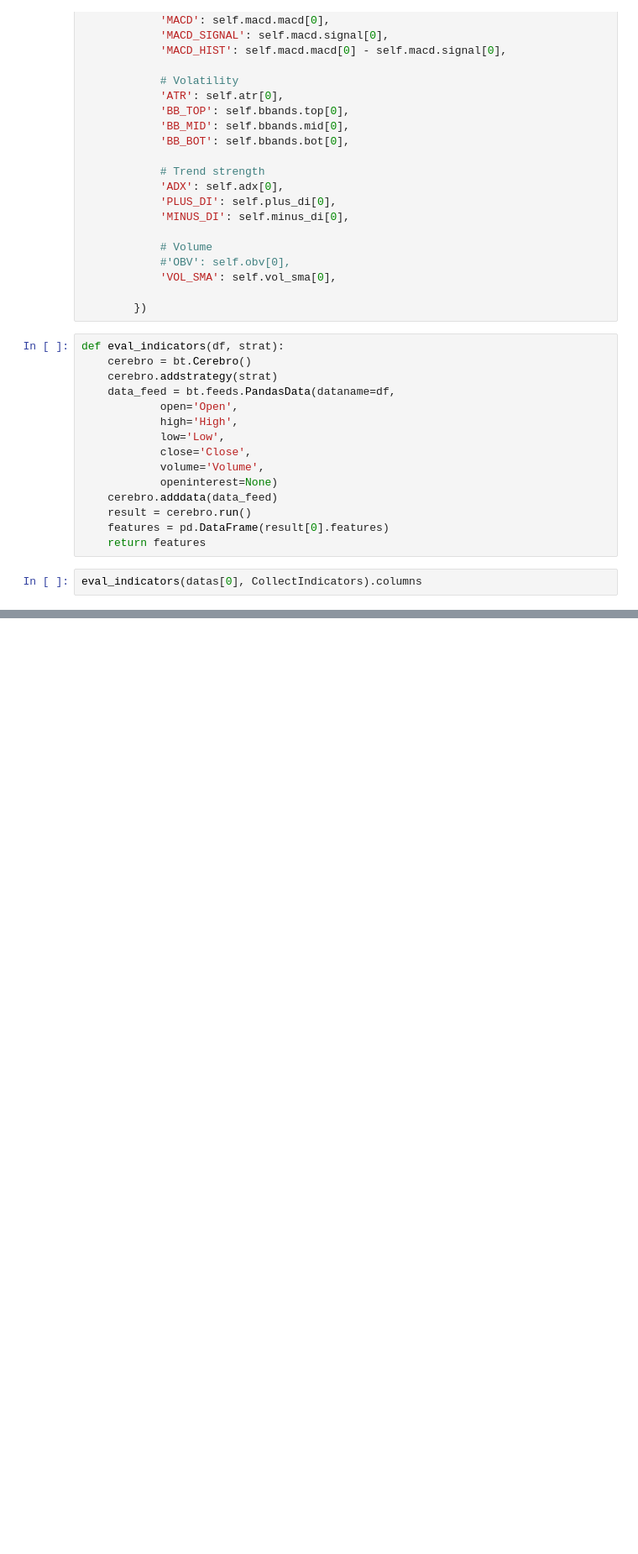
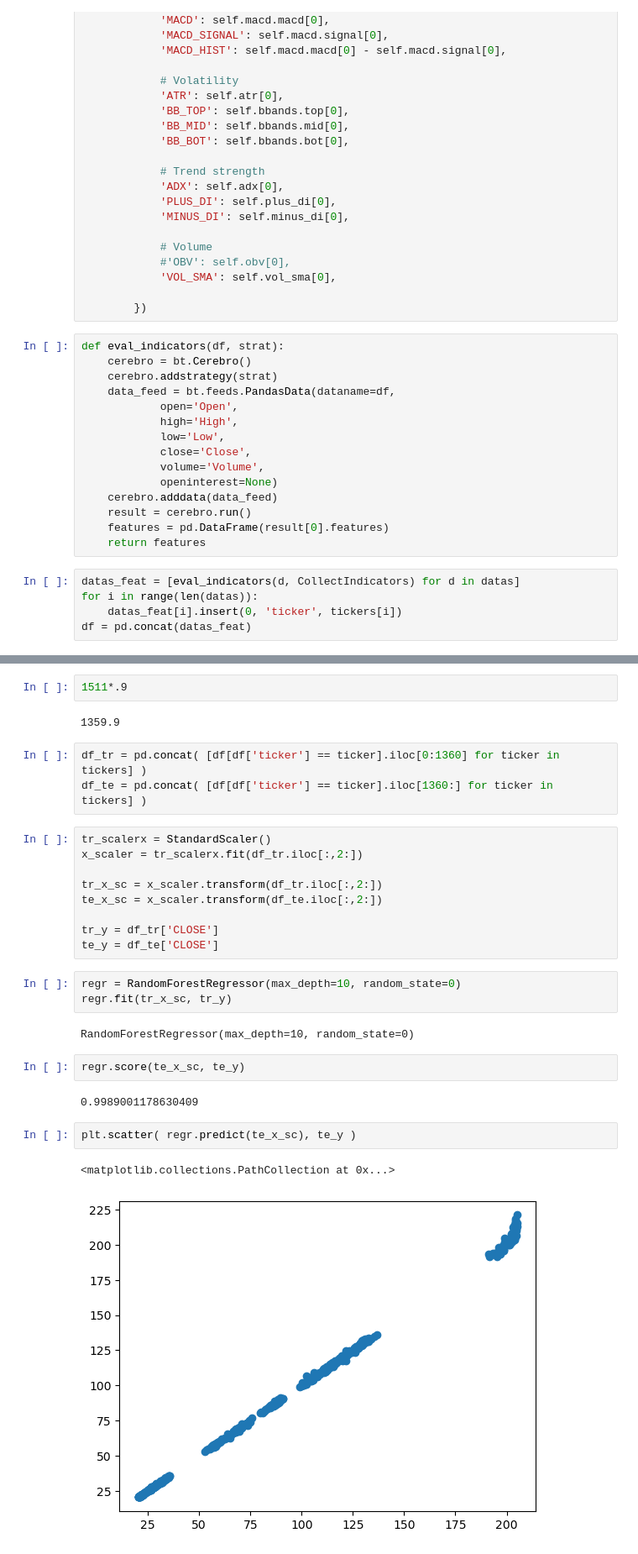
Before and after one commit to wrborrelli/finance_backtesting, a Jupyter notebook: price_predict.ipynb, the cells around one changed output, grey strips where cells are left out. Shown at 84% size. Drawn from its saved outputs; the diff is of its cells as text; blank space fills up the shorter version.

Commit message:
add new predict

```diff
--- a/price_predict.ipynb
+++ b/price_predict.ipynb
@@ -156,4 +141,7 @@ def eval_indicators(df, strat):
     features = pd.DataFrame(result[0].features)
     return features
 # %%
-eval_indicators(datas[0], CollectIndicators).columns
+datas_feat = [eval_indicators(d, CollectIndicators) for d in datas]
+for i in range(len(datas)):
+    datas_feat[i].insert(0, 'ticker', tickers[i])
+df = pd.concat(datas_feat)
@@ -165,0 +152,30 @@ Index(['CLOSE', 'HIGH', 'LOW', 'VOLUME', 'SMA10', 'SMA20', 'SMA50', 'EMA10',
+# %%
+1511*.9
+# %% [output]
+1359.9
+# %%
+df_tr = pd.concat( [df[df['ticker'] == ticker].iloc[0:1360] for ticker in tickers] )
+df_te = pd.concat( [df[df['ticker'] == ticker].iloc[1360:] for ticker in tickers] )
+# %%
+tr_scalerx = StandardScaler()
+x_scaler = tr_scalerx.fit(df_tr.iloc[:,2:])
+
+tr_x_sc = x_scaler.transform(df_tr.iloc[:,2:])
+te_x_sc = x_scaler.transform(df_te.iloc[:,2:])
+
+tr_y = df_tr['CLOSE']
+te_y = df_te['CLOSE']
+# %%
+regr = RandomForestRegressor(max_depth=10, random_state=0)
+regr.fit(tr_x_sc, tr_y)
+# %% [output]
+RandomForestRegressor(max_depth=10, random_state=0)
+# %%
+regr.score(te_x_sc, te_y)
+# %% [output]
+0.9989001178630409
+# %%
+plt.scatter( regr.predict(te_x_sc), te_y )
+# %% [output]
+<matplotlib.collections.PathCollection at 0x...>
+[figure, added]
```
Also changed, not shown: parts of 6 cells of this notebook.
